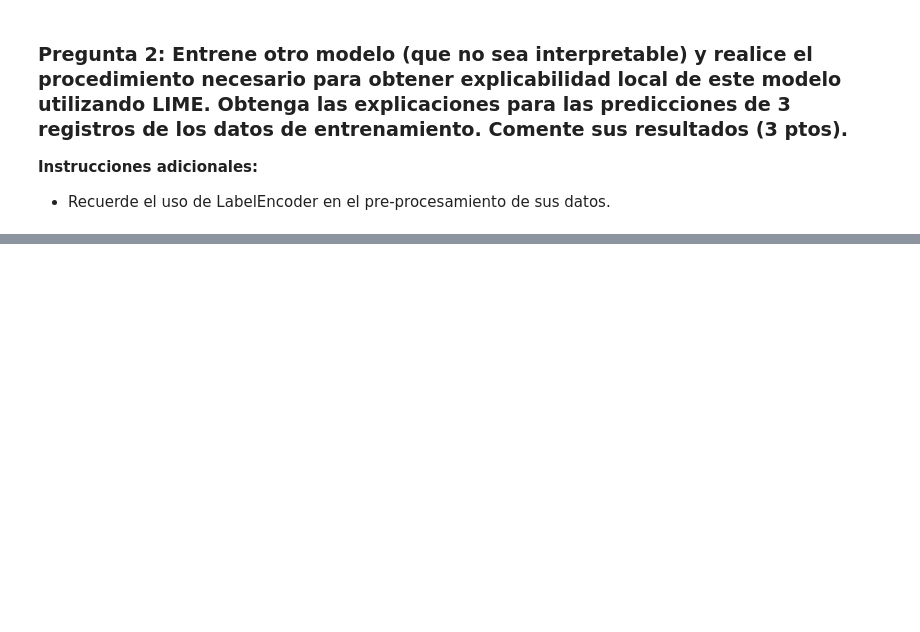
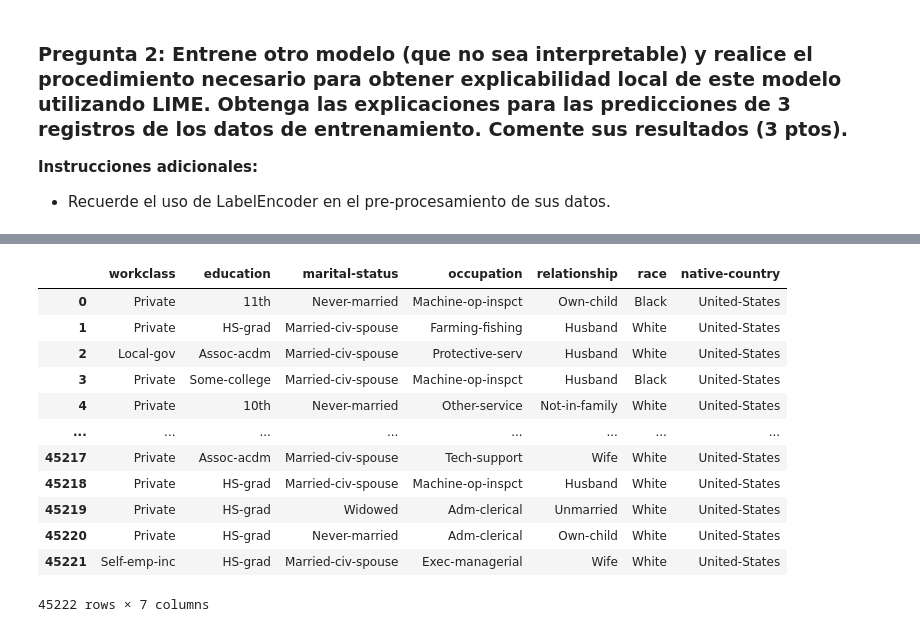
Before and after one commit to spoblete44/Etica-, a Jupyter notebook: Taller 3/Taller_Sumativo_3.ipynb, the cells around one changed output, grey strips where cells are left out. Saved outputs shown, nothing was run; the diff lists cells and outputs as text; code cells hidden in the pictures; blank space fills up the shorter version.

```diff
--- a/Taller 3/Taller_Sumativo_3.ipynb
+++ b/Taller 3/Taller_Sumativo_3.ipynb
@@ -131,0 +165,4 @@ En este grafico estan los 8 atributos que provocan la mayor disminucion del gini
+# %%
+# Crear columna de age-cat para discretizar la edad y se dividira en joven y adulto
+df_lime['age_cat'] = pd.cut(df_lime['age'], bins=[0, 30, 100], labels=['joven', 'adulto'])
+df_lime.drop('age', axis=1, inplace=True)
@@ -131,0 +178,4 @@ En este grafico estan los 8 atributos que provocan la mayor disminucion del gini
+# %%
+df_lime['income'] = df_lime['income'].map({'<=50K': 0, '>50K': 1})
+df_lime['age_cat'] = df_lime['age_cat'].map({'joven': 0, 'adulto': 1})
+df_lime['sex'] = df_lime['sex'].map({'Male': 1, 'Female': 0})
@@ -131,0 +275,16 @@ En este grafico estan los 8 atributos que provocan la mayor disminucion del gini
+# %%
+to_encode
+# %% [output]
+|  | workclass | education | marital-status | occupation | relationship | race | native-country |
+| 0 | Private | 11th | Never-married | Machine-op-inspct | Own-child | Black | United-States |
+| 1 | Private | HS-grad | Married-civ-spouse | Farming-fishing | Husband | White | United-States |
+| 2 | Local-gov | Assoc-acdm | Married-civ-spouse | Protective-serv | Husband | White | United-States |
+| 3 | Private | Some-college | Married-civ-spouse | Machine-op-inspct | Husband | Black | United-States |
+| 4 | Private | 10th | Never-married | Other-service | Not-in-family | White | United-States |
+| ... | ... | ... | ... | ... | ... | ... | ... |
+| 45217 | Private | Assoc-acdm | Married-civ-spouse | Tech-support | Wife | White | United-States |
+| 45218 | Private | HS-grad | Married-civ-spouse | Machine-op-inspct | Husband | White | United-States |
+| 45219 | Private | HS-grad | Widowed | Adm-clerical | Unmarried | White | United-States |
+| 45220 | Private | HS-grad | Never-married | Adm-clerical | Own-child | White | United-States |
+| 45221 | Self-emp-inc | HS-grad | Married-civ-spouse | Exec-managerial | Wife | White | United-States |
+45222 rows × 7 columns
```
Also changed, not shown: parts of 22 cells of this notebook.
